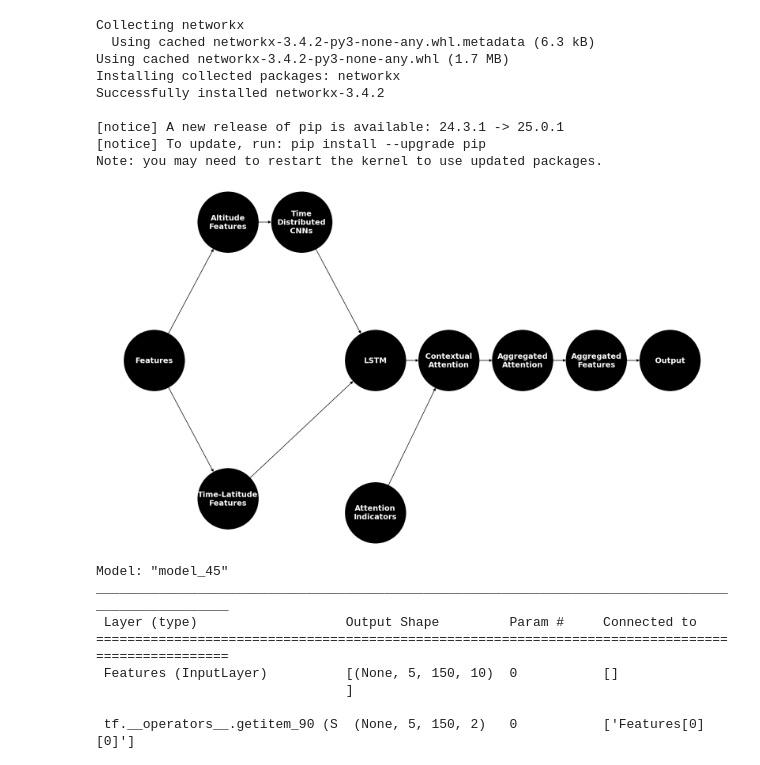
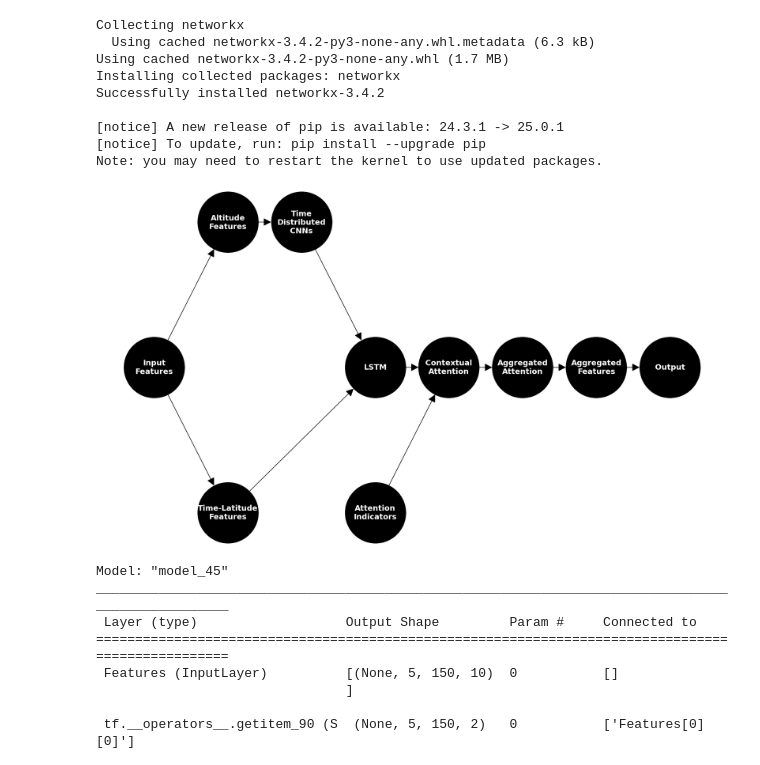
Before and after one commit to james-harvey-git/MPhys_Project, a Jupyter notebook: machine_learning.ipynb, the cells around one changed output. Drawn from its saved outputs; the diff is of its cells as text; code cells hidden in the pictures.

```diff
--- a/machine_learning.ipynb
+++ b/machine_learning.ipynb
@@ -520,7 +520,7 @@ G = nx.DiGraph()
 
 # Define nodes with clean labels (no brackets, properly spaced)
 nodes = {
-    "Features": "Features",
+    "Features": "Input\nFeatures",
     "Altitude_Features": "Altitude\nFeatures",
     "Time_Latitude_Features": "Time-Latitude\nFeatures",
     "CNN": "Time\nDistributed\nCNNs",
@@ -553,39 +553,39 @@ edges = [
 
 # Add edges to the graph
 G.add_edges_from(edges)
 
 # Define node positions for a left-to-right layout with increased spacing
 pos = {
     "Features": (0, 4),
-    "Altitude_Features": (2, 5),
-    "Time_Latitude_Features": (2, 3),
-    "CNN": (4, 5),
+    "Altitude_Features": (2, 4.5),
+    "Time_Latitude_Features": (2, 3.5),
+    "CNN": (4, 4.5),
     "LSTM": (6, 4),
-    "Attention_Indicators": (6, 2.9),
+    "Attention_Indicators": (6, 3.5),
     "Contextual_Attention": (8, 4),
     "Aggregated_Attention": (10, 4),
     "Aggregated_Features": (12, 4),
     "Output": (14, 4)
 }
 
 # Increase node size to fit text properly
 node_size = 12500
 
 # Create the figure with padding to prevent cutoff
 plt.figure(figsize=(16, 9))
 
 # Draw the graph with improved node size and spacing
 nx.draw(
     G, pos, with_labels=True, node_size=node_size, node_color="black",
     font_size=14, font_color="white", edge_color="black",
-    labels=nodes, font_weight="bold", arrows=True
+    labels=nodes, font_weight="bold", arrows=True, arrowsize = 30
 )
 
 # Save the final refined version ensuring all text fits and arrows are visible
 plt.savefig("final_model_architecture.png", dpi=150, bbox_inches="tight", pad_inches=0.3)
 plt.show()
 # %% [output]
-[figure, old version]
+[figure, new version]
 # %%
 model.summary()
 # %% [output]
```
